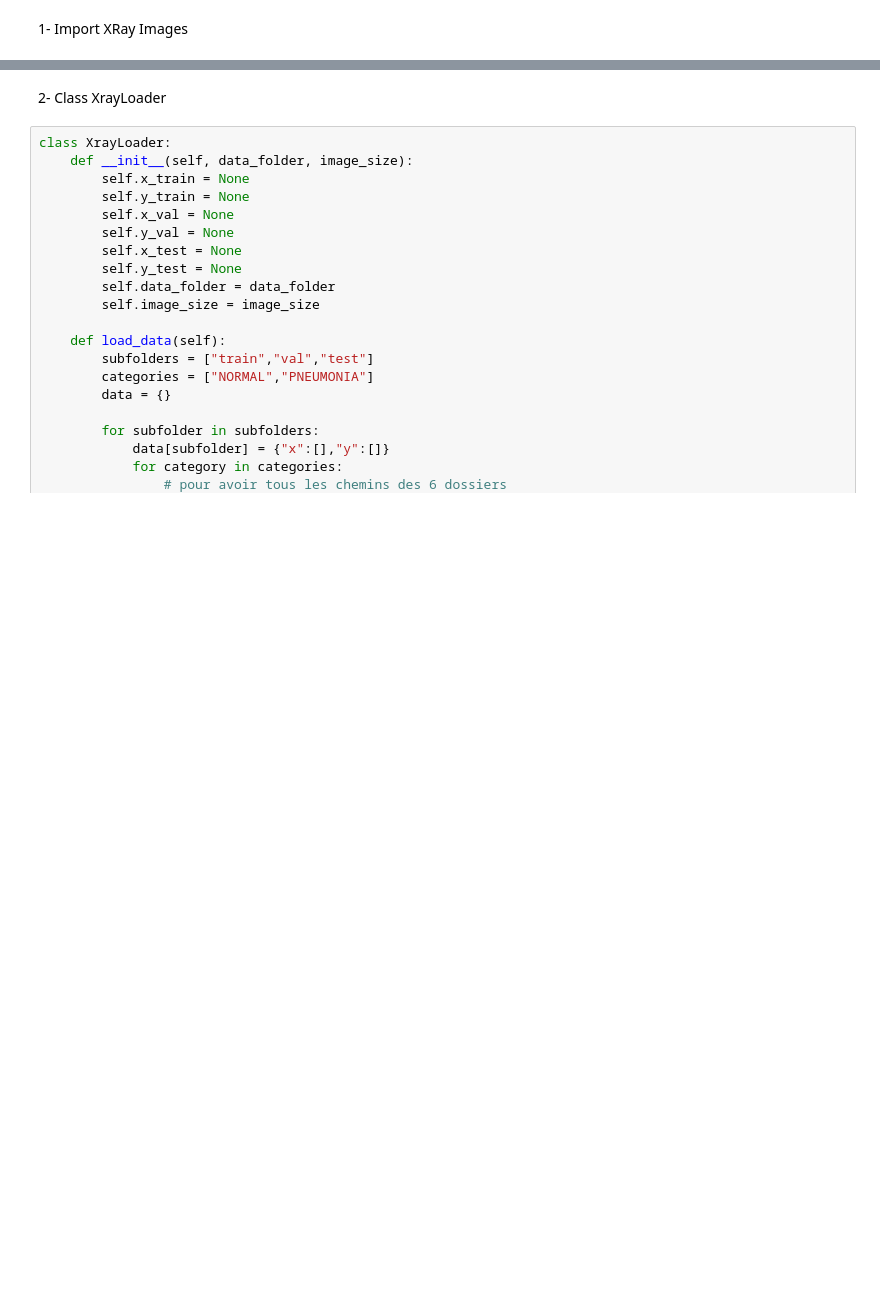
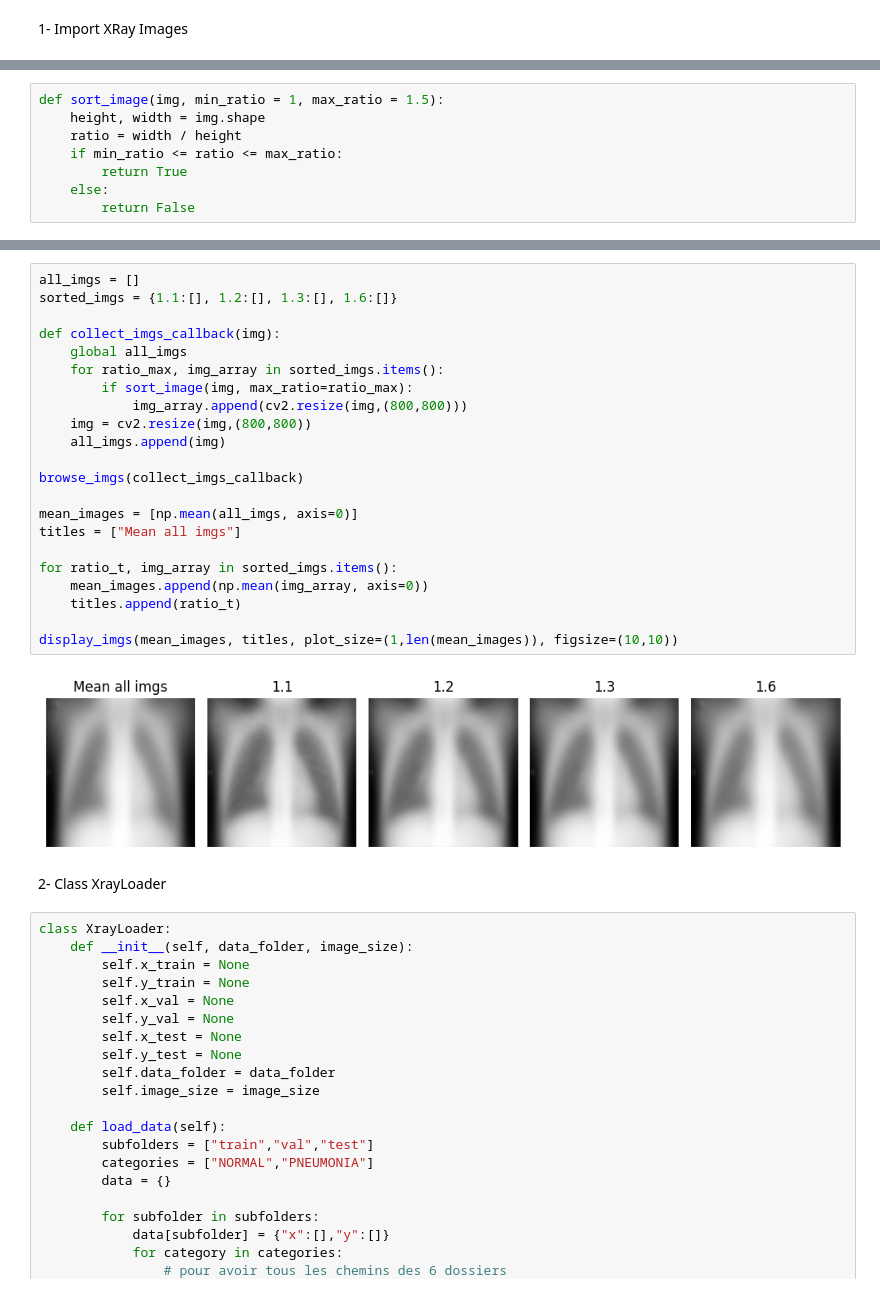
Before and after one commit to YvanDesPatates/IA_XRay_chest, a Jupyter notebook: DEV_810_XRay_2.ipynb, the cells around one changed output, grey strips where cells are left out. Drawn from its saved outputs; the diff is of its cells as text; blank space fills up the shorter version.

```diff
--- a/DEV_810_XRay_2.ipynb
+++ b/DEV_810_XRay_2.ipynb
@@ -76,0 +100,8 @@ L'image la plus grande a une taille de (2713, 2517) et se trouve à ./chest_Xray
+# %%
+def sort_image(img, min_ratio = 1, max_ratio = 1.5):
+    height, width = img.shape
+    ratio = width / height
+    if min_ratio <= ratio <= max_ratio:
+        return True
+    else:
+        return False
@@ -77,3 +142,27 @@ L'image la plus grande a une taille de (2713, 2517) et se trouve à ./chest_Xray
+# %%
+all_imgs = []
+sorted_imgs = {1.1:[], 1.2:[], 1.3:[], 1.6:[]}
+
+def collect_imgs_callback(img):
+    global all_imgs
+    for ratio_max, img_array in sorted_imgs.items():
+        if sort_image(img, max_ratio=ratio_max):
+            img_array.append(cv2.resize(img,(800,800)))
+    img = cv2.resize(img,(800,800))
+    all_imgs.append(img)
+
+browse_imgs(collect_imgs_callback)
+
+mean_images = [np.mean(all_imgs, axis=0)]
+titles = ["Mean all imgs"]
+
+for ratio_t, img_array in sorted_imgs.items():
+    mean_images.append(np.mean(img_array, axis=0))
+    titles.append(ratio_t)
+
+display_imgs(mean_images, titles, plot_size=(1,len(mean_images)), figsize=(10,10))
+# %% [output]
+[figure, added]
 # %% [markdown]
 2- Class XrayLoader
 # %%
```
Also changed, not shown: parts of 13 cells of this notebook.
